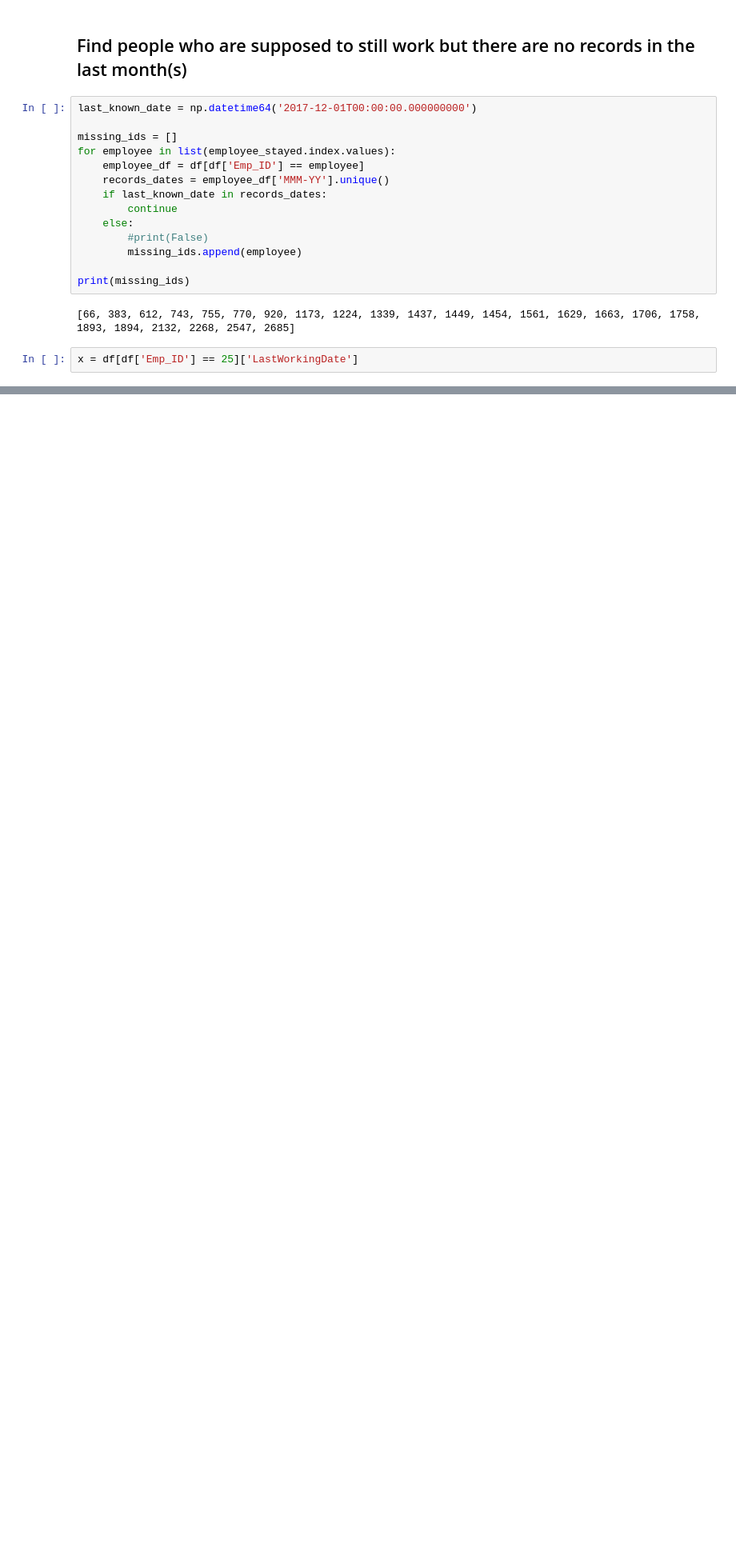
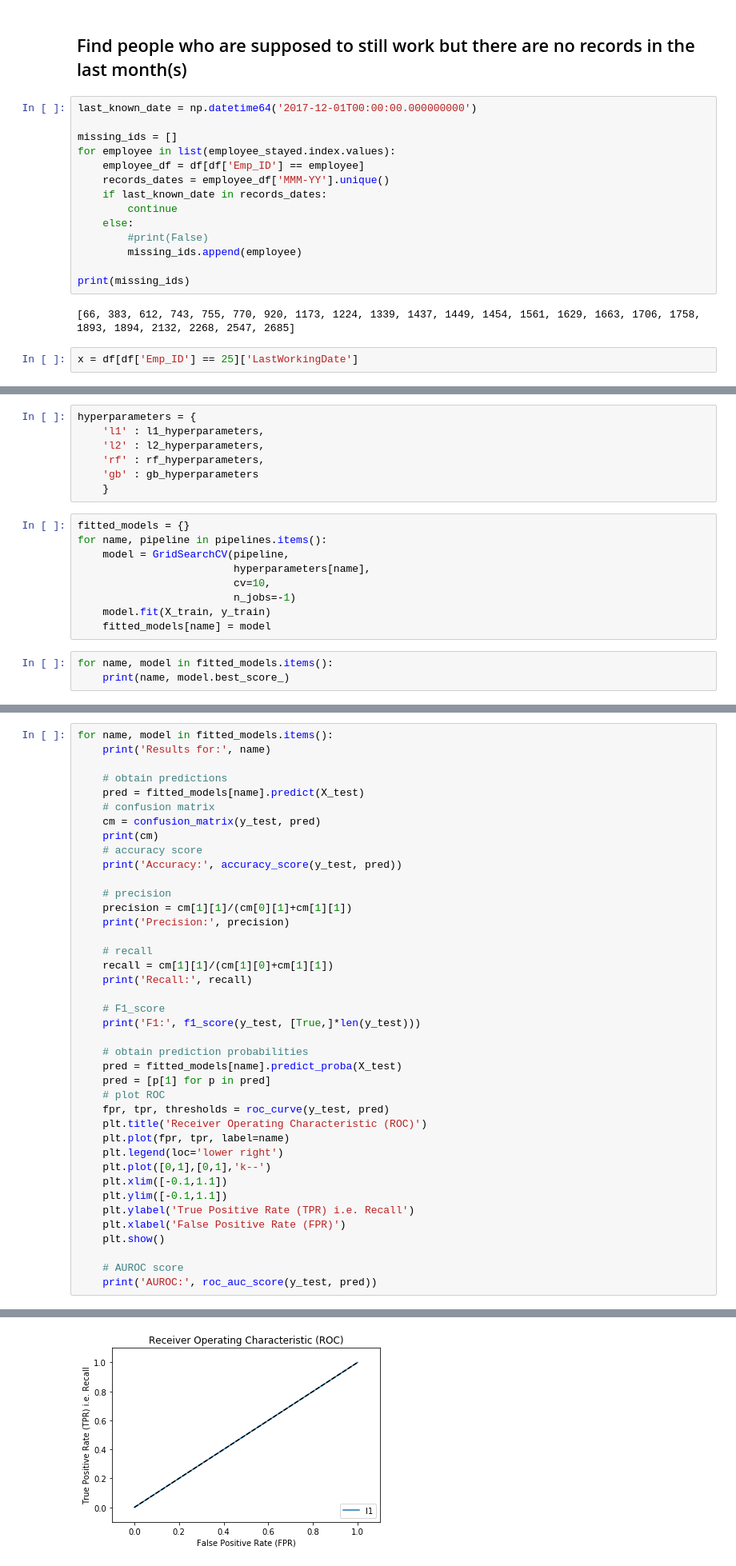
Before and after one commit to anniepank/Hackathon, a Jupyter notebook: Employees_churn_Sveta.ipynb, the cells around one changed output, grey strips where cells are left out. Shown at 80% size. Drawn from its saved outputs; the diff is of its cells as text; blank space fills up the shorter version.

```diff
--- a/Employees_churn_Sveta.ipynb
+++ b/Employees_churn_Sveta.ipynb
@@ -357,0 +405,19 @@ AttributeError: 'NaTType' object has no attribute 'empty'
+# %%
+hyperparameters = {
+    'l1' : l1_hyperparameters,
+    'l2' : l2_hyperparameters,
+    'rf' : rf_hyperparameters,
+    'gb' : gb_hyperparameters
+    }
+# %%
+fitted_models = {}
+for name, pipeline in pipelines.items():
+    model = GridSearchCV(pipeline,
+                         hyperparameters[name],
+                         cv=10,
+                         n_jobs=-1)
+    model.fit(X_train, y_train)
+    fitted_models[name] = model
+# %%
+for name, model in fitted_models.items():
+    print(name, model.best_score_)
@@ -357,0 +429,41 @@ AttributeError: 'NaTType' object has no attribute 'empty'
+# %%
+for name, model in fitted_models.items():
+    print('Results for:', name)
+
+    # obtain predictions
+    pred = fitted_models[name].predict(X_test)
+    # confusion matrix
+    cm = confusion_matrix(y_test, pred)
+    print(cm)
+    # accuracy score
+    print('Accuracy:', accuracy_score(y_test, pred))
+
+    # precision
+    precision = cm[1][1]/(cm[0][1]+cm[1][1])
+    print('Precision:', precision)
+
+    # recall
+    recall = cm[1][1]/(cm[1][0]+cm[1][1])
+    print('Recall:', recall)
+
+    # F1_score
+    print('F1:', f1_score(y_test, [True,]*len(y_test)))
+
+    # obtain prediction probabilities
+    pred = fitted_models[name].predict_proba(X_test)
+    pred = [p[1] for p in pred]
+    # plot ROC
+    fpr, tpr, thresholds = roc_curve(y_test, pred)
+    plt.title('Receiver Operating Characteristic (ROC)')
+    plt.plot(fpr, tpr, label=name)
+    plt.legend(loc='lower right')
+    plt.plot([0,1],[0,1],'k--')
+    plt.xlim([-0.1,1.1])
+    plt.ylim([-0.1,1.1])
+    plt.ylabel('True Positive Rate (TPR) i.e. Recall')
+    plt.xlabel('False Positive Rate (FPR)')
+    plt.show()
+
+    # AUROC score
+    print('AUROC:', roc_auc_score(y_test, pred))
+# %% [output]
@@ -357,0 +477 @@ AttributeError: 'NaTType' object has no attribute 'empty'
+[figure, added]
```
Also changed, not shown: parts of 22 cells of this notebook.
